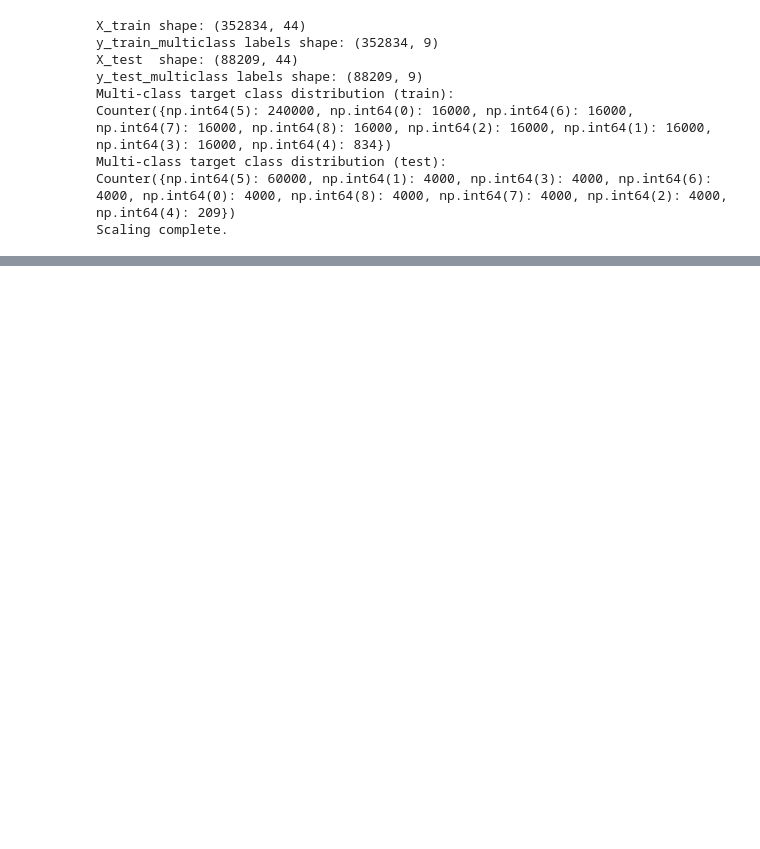
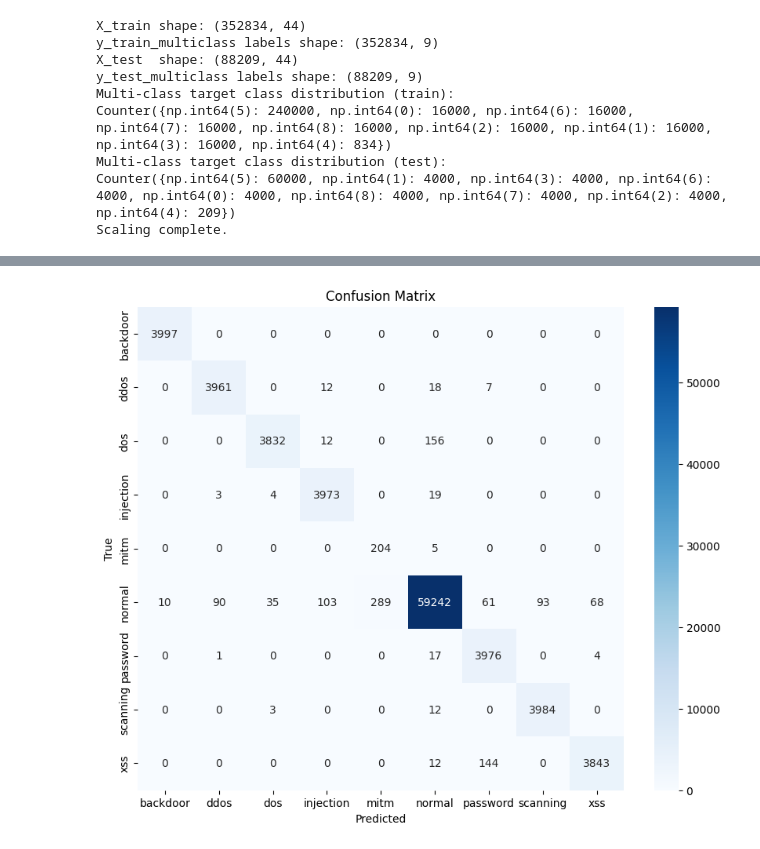
Before and after one commit to jineshsubedi/bilstm_thesis, a Jupyter notebook: 11thNov/bayesian_optimized_model.ipynb, the cells around one changed output, grey strips where cells are left out. Saved outputs shown, nothing was run; the diff lists cells and outputs as text; code cells hidden in the pictures; blank space fills up the shorter version.

```diff
--- a/11thNov/bayesian_optimized_model.ipynb
+++ b/11thNov/bayesian_optimized_model.ipynb
@@ -640,0 +777,96 @@ Encoded class 8 -> xss
+# %%
+import seaborn as sns
+
+# original class labels (what was in df[TARGET_TYPE])
+print(type_encoder.classes_)
+
+# numeric codes assigned
+for i, cls in enumerate(type_encoder.classes_):
+    print(f"Encoded class {i} -> {cls}")
+
+
+# Print classification report
+y_pred_probs = model.predict(X_test_seq)
+y_pred_classes = y_pred_probs.argmax(axis=1)
+y_true_classes = y_test_seq.argmax(axis=1)
+print(classification_report(y_true_classes, y_pred_classes))
+
+#confusion matrix
+cm = confusion_matrix(y_true_classes, y_pred_classes)
+
+# For multi-class, FNR and FPR are not simply tn, fp, fn, tp.
+# If you want per-class FNR/FPR:
+fnr = []
+fpr = []
+for i in range(cm.shape[0]):
+    fn = cm[i, :].sum() - cm[i, i]
+    tp = cm[i, i]
+    fp = cm[:, i].sum() - cm[i, i]
+    tn = cm.sum() - (tp + fn + fp)
+    fnr.append(fn / (fn + tp) if (fn + tp) > 0 else 0)
+    fpr.append(fp / (fp + tn) if (fp + tn) > 0 else 0)
+
+results_df = pd.DataFrame({
+    "Class": type_encoder.classes_,
+    "FNR": fnr,
+    "FPR": fpr
+})
+print(results_df.to_string(index=False))
+
+
+# Plot confusion matrix
+plt.figure(figsize=(10, 8))
+sns.heatmap(cm, annot=True, fmt='d', cmap='Blues',
+            xticklabels=type_encoder.classes_,
+            yticklabels=type_encoder.classes_)
+plt.xlabel('Predicted')
+plt.ylabel('True')
+plt.title('Confusion Matrix')
+plt.show()
+
+
+# plot validation loss and accuracy
+plt.figure(figsize=(12, 6))
+plt.plot(bhistory.history['loss'], label='Train Loss')
+plt.plot(bhistory.history['val_loss'], label='Validation Loss')
+plt.plot(bhistory.history['accuracy'], label='Train Accuracy')
+plt.plot(bhistory.history['val_accuracy'], label='Validation Accuracy')
+plt.title('Training and Validation Loss and Accuracy')
+plt.xlabel('Epoch')
+plt.ylabel('Loss/Accuracy')
+plt.legend()
+plt.show()
+
+# sensitivity vs 1-specificity plot for multi-class
+plt.figure(figsize=(8, 6))
+for i in range(len(type_encoder.classes_)):
+    fpr_i, tpr_i, _ = roc_curve(y_test_seq[:, i], y_pred_probs[:, i])
+    plt.plot(fpr_i, tpr_i, label=f'Class {type_encoder.classes_[i]} (AUC = {roc_auc_score(y_test_seq[:, i], y_pred_probs[:, i]):.2f})')
+plt.plot([0, 1], [0, 1], 'k--')  # Diagonal line
+plt.title('Multi-class ROC Curve')
+plt.xlabel('1 - Specificity (FPR)')
+plt.ylabel('Sensitivity (TPR)')
+plt.legend()
+plt.show()
+
+# precision-recall curve for multi-class
+plt.figure(figsize=(8, 6))
+for i in range(len(type_encoder.classes_)):
+    precision_i, recall_i, _ = precision_recall_curve(y_test_seq[:, i], y_pred_probs[:, i])
+    plt.plot(recall_i, precision_i, label=f'Class {type_encoder.classes_[i]}')
+plt.title('Multi-class Precision-Recall Curve')
+plt.xlabel('Recall')
+plt.ylabel('Precision')
+plt.legend()
+plt.show()
+
+# gmean history
+plt.figure(figsize=(12, 6))
+plt.plot(bhistory.history['multi_class_gmean'], label='Train G-Mean')
+plt.plot(bhistory.history['val_multi_class_gmean'], label='Validation G-Mean')
+plt.title('Final Model Training and Validation G-Mean')
+plt.xlabel('Epoch')
+plt.ylabel('G-Mean')
+plt.legend()
+plt.show()
+# %% [output]
@@ -640,0 +890 @@ Encoded class 8 -> xss
+[figure, added]
```
Also changed, not shown: parts of 8 cells of this notebook.
